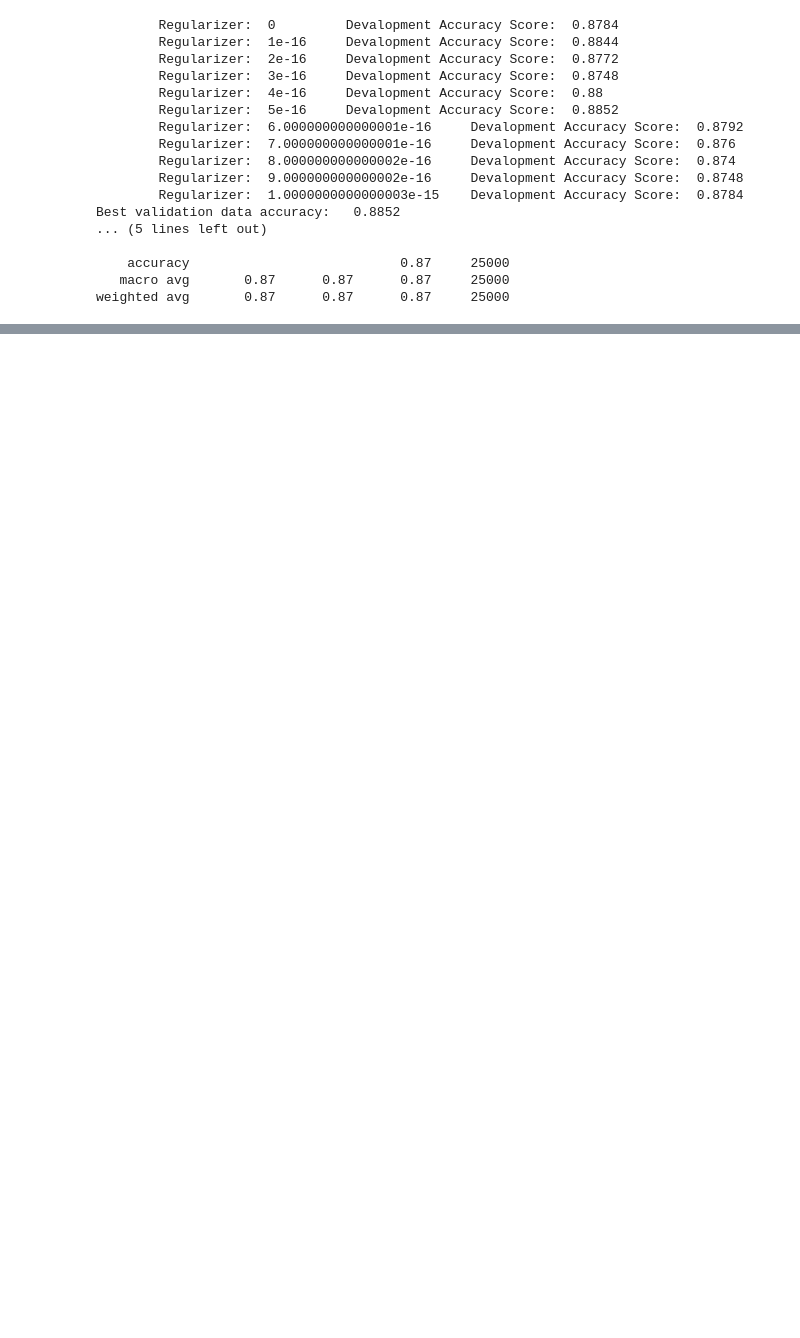
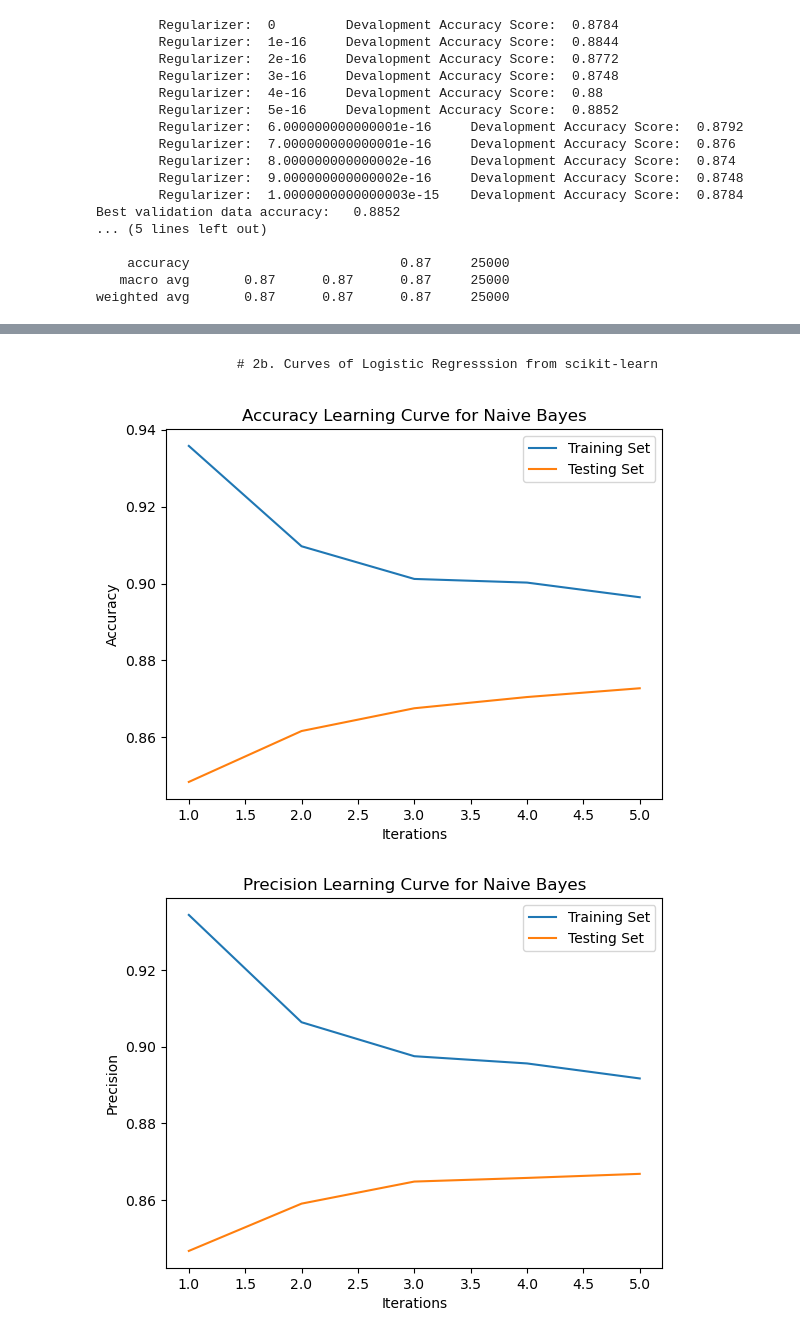
Before and after one commit to GwgwP/AI-Projects, a Jupyter notebook: secondProject/second_project.ipynb, the cells around one changed output, grey strips where cells are left out. Drawn from its saved outputs; the diff is of its cells as text; code cells hidden in the pictures; blank space fills up the shorter version.

```diff
--- a/secondProject/second_project.ipynb
+++ b/secondProject/second_project.ipynb
@@ -865,15 +663,6 @@ log.fit(x_train_binary, y_train)
 
 from sklearn.metrics import classification_report
 print(classification_report(y_test, log.predict(x_test_binary)))
-
-# # Use train_test_split to create training and validation sets
-# x_train_part, x_val_part, y_train_part, y_val_part = train_test_split(x_train_binary, y_train, test_size=0.1)
-
-# Initialize Logistic Regression Classifier
-logistic_regression = LogisticRegression()
-
-# Use learning_curvesLR function to plot learning curves
-learning_curves(logistic_regression, x_train_binary, y_train, x_test_binary, y_test, n_splits=5)
 # %% [output]
               precision    recall  f1-score   support
 
@@ -906,0 +675,17 @@ weighted avg       0.87      0.87      0.87     25000
+# %% [markdown]
+                    # 2b. Curves of Logistic Regresssion from scikit-learn
+# %%
+# Initialize Logistic Regression Classifier
+logistic_regression = LogisticRegression()
+
+# Usage example for Logistic Regression
+lr = LogisticRegression()
+(
+    LGtraining_accuracy_list, LGtesting_accuracy_list,
+    LGtraining_precision_list, LGtesting_precision_list,
+    LGtraining_recall_list, LGtesting_recall_list,
+    LGtraining_f1_list, LGtesting_f1_list
+) = learning_curves(logistic_regression, x_train_binary, y_train, x_test_binary, y_test, n_splits=5)
+# %% [output]
+[figure, added]
+[figure, added]
```
Also changed, not shown: parts of 43 cells of this notebook.
